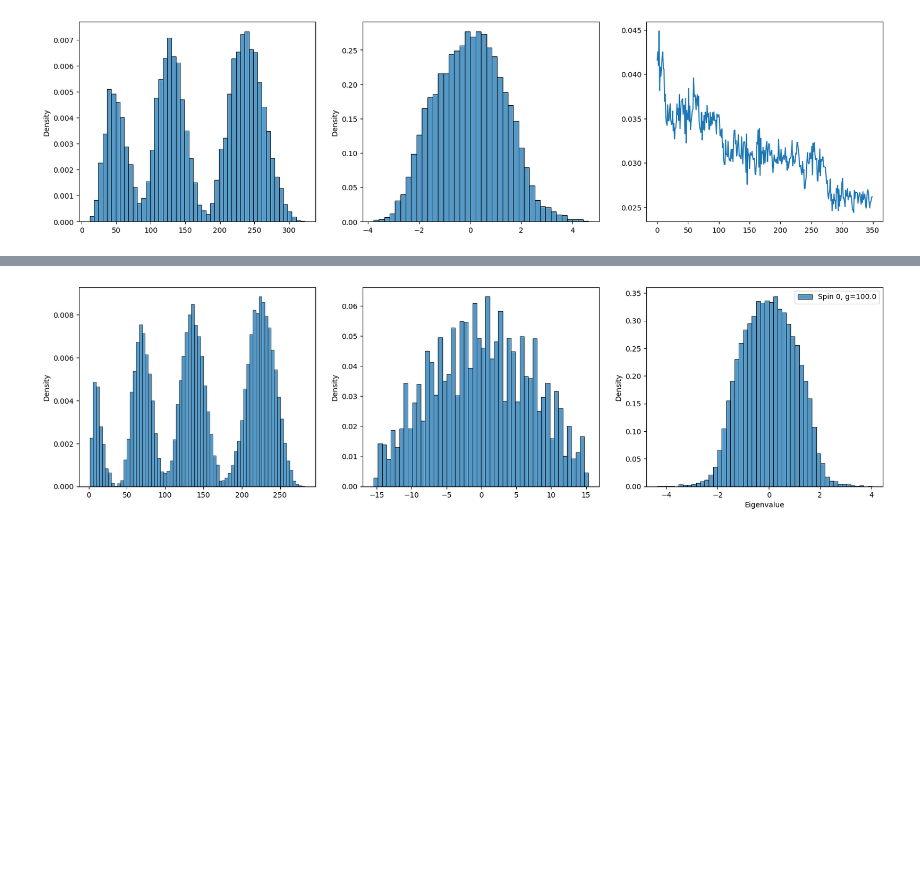
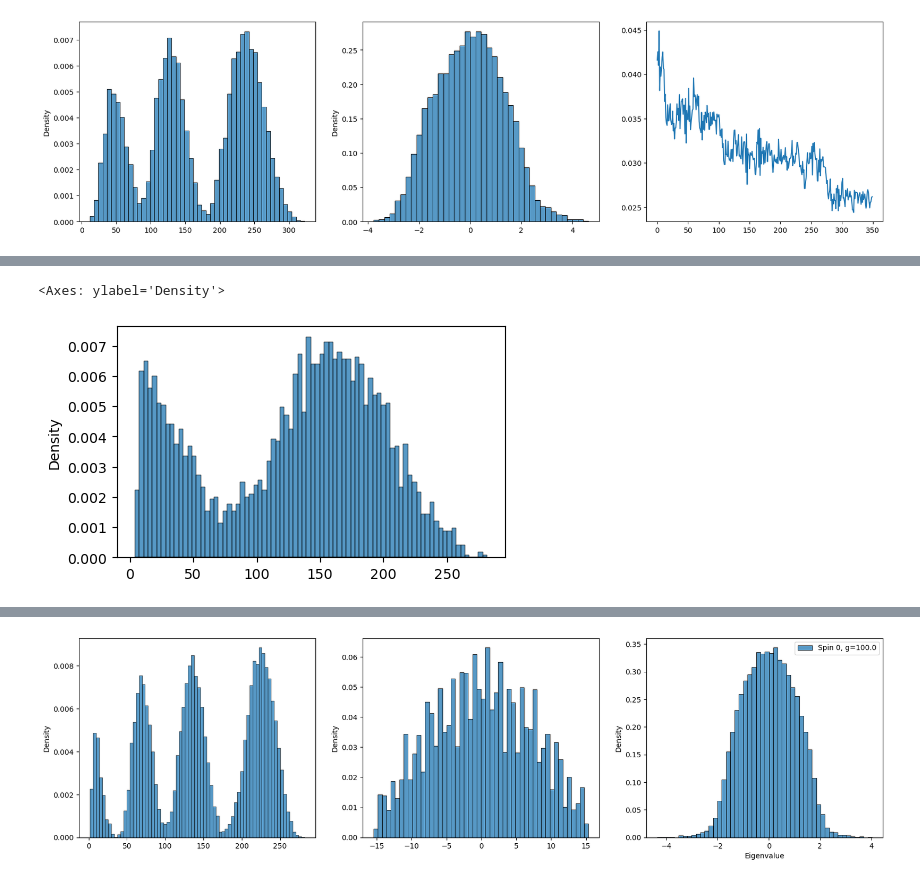
Before and after one commit to harish02murali/MatrixModelHMC_pytorch, a Jupyter notebook: dataAnalysis.ipynb, the cells around one changed output, grey strips where cells are left out. Cells and saved outputs as stored; diff of their text form; code cells hidden in the pictures; blank space fills up the shorter version.

```diff
--- a/dataAnalysis.ipynb
+++ b/dataAnalysis.ipynb
@@ -473,0 +534,5 @@ axes[2].plot((-commsSpin0g150[50:, 0].real) / commsSpin0g150[50:, 1].real)
+# %%
+sns.histplot(evalsOmega0p1g300[200:, -45:].flatten().real, stat='density', label="g=300.0, spin 0", bins=80)
+# %% [output]
+<Axes: ylabel='Density'>
+[figure, added]
```
Also changed, not shown: parts of 30 cells of this notebook, 2 other files.
